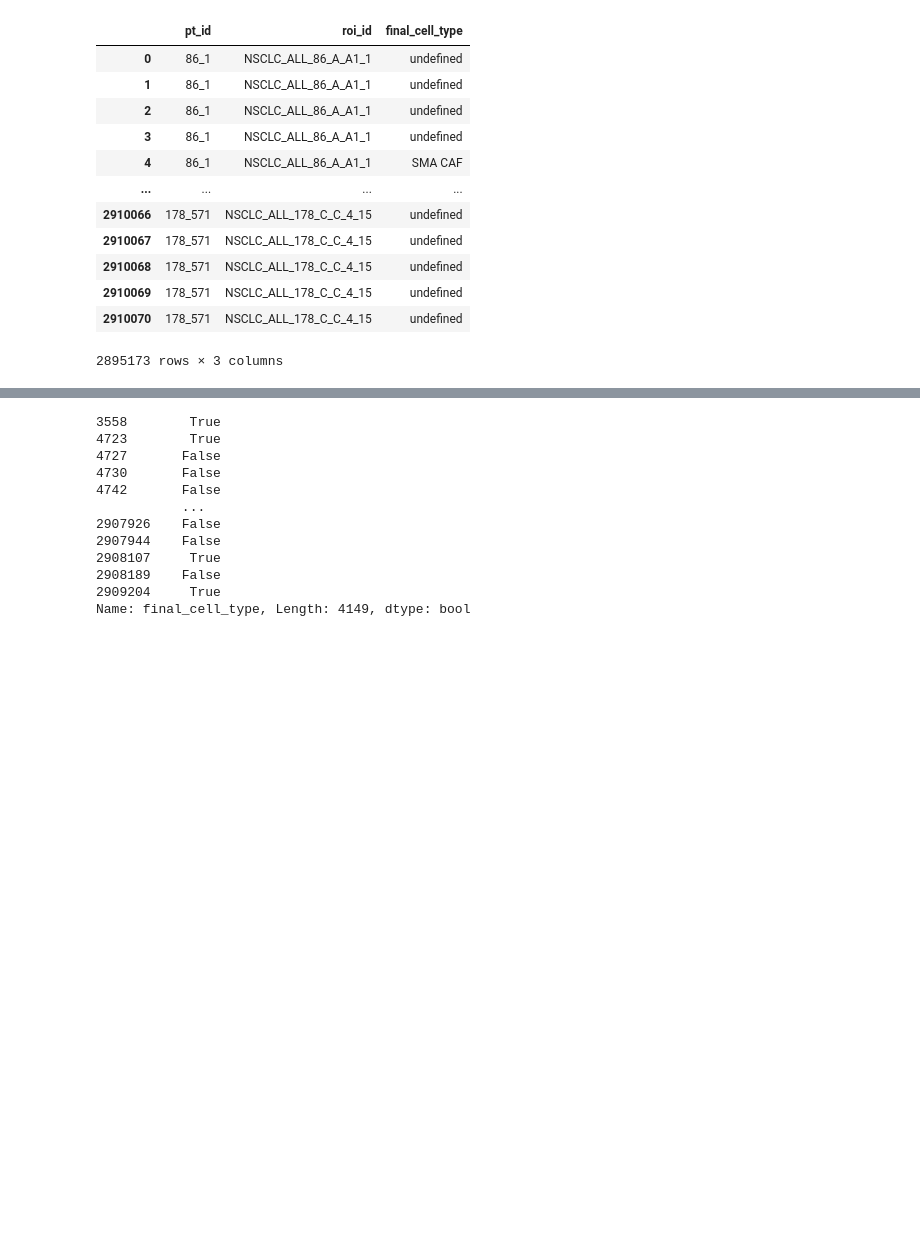
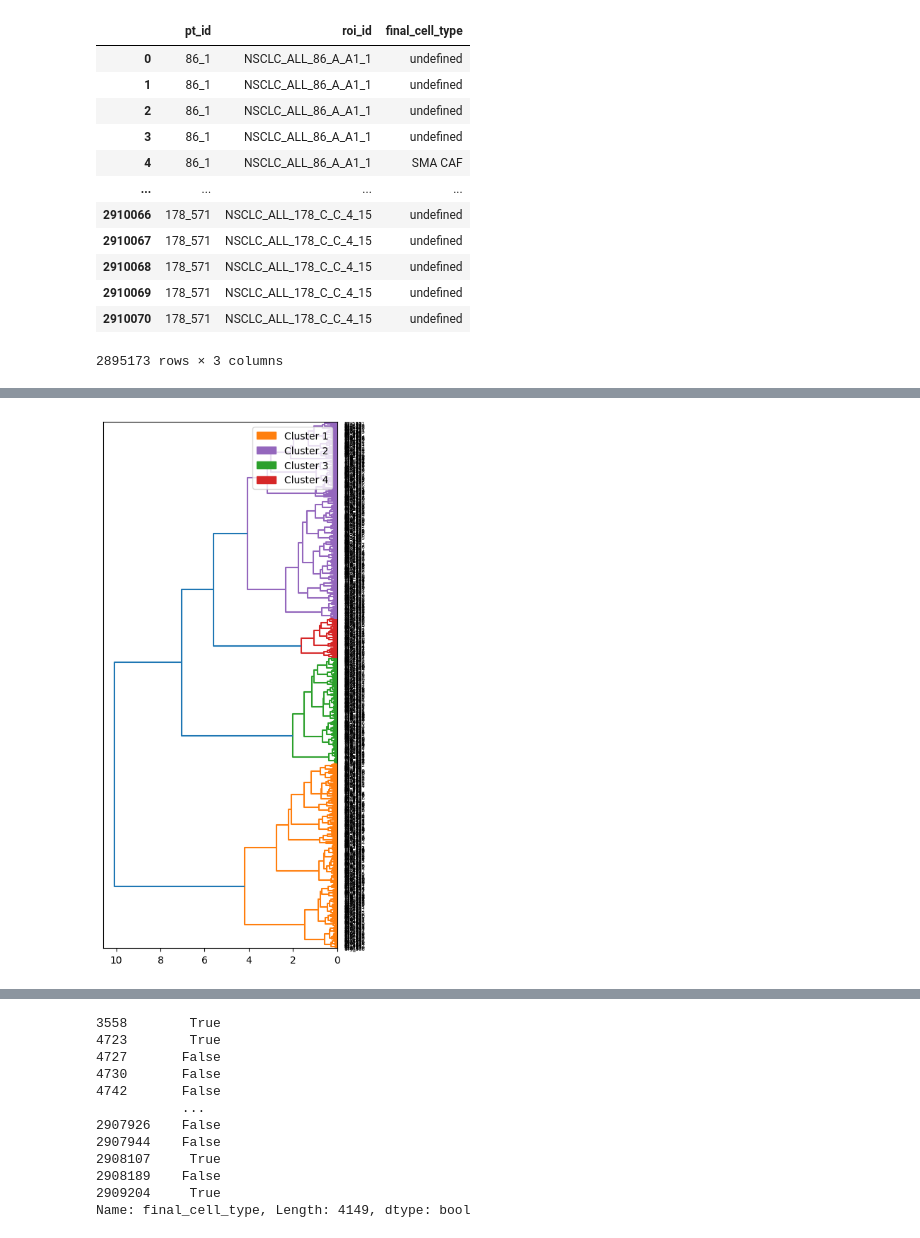
Before and after one commit to QBRC/multiTAP, a Jupyter notebook: notebooks/cell_phenotyping.ipynb, the cells around one changed output, grey strips where cells are left out. Drawn from its saved outputs; the diff is of its cells as text; code cells hidden in the pictures; blank space fills up the shorter version.

Commit message:
add meta cluster survival

```diff
--- a/notebooks/cell_phenotyping.ipynb
+++ b/notebooks/cell_phenotyping.ipynb
@@ -484,0 +488,4 @@ Name: final_cell_type, dtype: int64
+# %%
+# proportions per patient
+pt_caf_props = pt_caf_counts.div(pt_caf_counts.sum(axis=1), axis=0)
+pt_caf_props
@@ -484,0 +507,10 @@ Name: final_cell_type, dtype: int64
+# %%
+import seaborn as sns
+import matplotlib.pyplot as plt
+from scipy.cluster.hierarchy import linkage, fcluster, dendrogram
+
+caf_cols_plotting = ["mCAF", "iCAF", "tCAF", "hypoxic CAF", "hypoxic tCAF", "IFN CAF", "vCAF", "dCAF", "PDPN CAF", "Collagen CAF", "SMA CAF"]
+
+# --- Clustering patients on proportions ---
+Z = linkage(pt_caf_props, method="ward")         # hierarchical clustering
+clusters = fcluster(Z, t=4, criterion="maxclust")  # assign 4 meta-clusters
@@ -484,0 +591,36 @@ Name: final_cell_type, dtype: int64
+# %%
+%matplotlib inline
+import matplotlib.patches as mpatches
+
+
+plt.figure(figsize=(4,8))
+
+# dendrogram on the left
+ddata = dendrogram(
+    Z,
+    labels=pt_caf_props.index,
+    orientation="left",
+    color_threshold=Z[-(4-1), 2]  # ensures 4 cluster colors
+)
+
+# extract the colors actually used by dendrogram
+icoord = ddata['icoord']
+dcoord = ddata['dcoord']
+colors = ddata['color_list']
+
+# matplotlib doesn’t automatically know "cluster 1 = color x"
+# so we build a mapping manually:
+unique_clusters = sorted(set(clusters))
+unique_colors = list(set(colors))[:len(unique_clusters)]
+
+# build legend handles
+patches = [
+    mpatches.Patch(color=unique_colors[i], label=f"Cluster {unique_clusters[i]}")
+    for i in range(len(unique_clusters))
+]
+
+plt.legend(handles=patches, loc="upper right")
+plt.tight_layout()
+plt.show()
+# %% [output]
+[figure, added]
```
Also changed, not shown: parts of 25 cells of this notebook.
